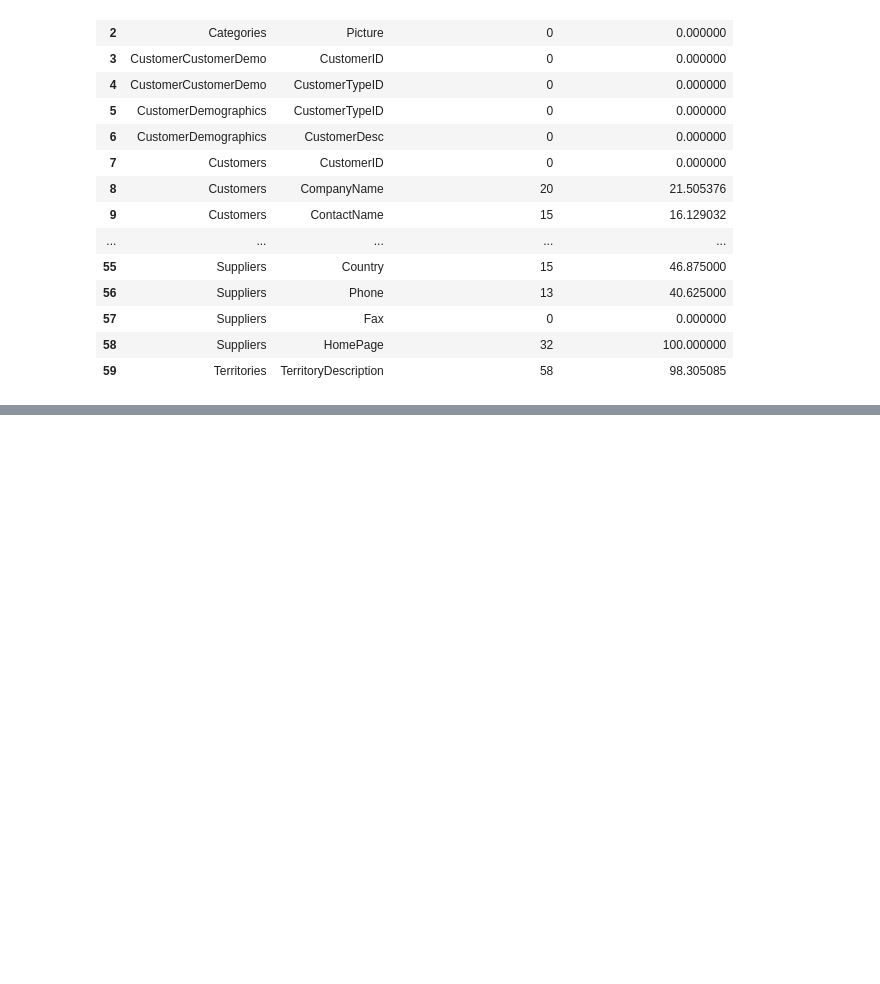
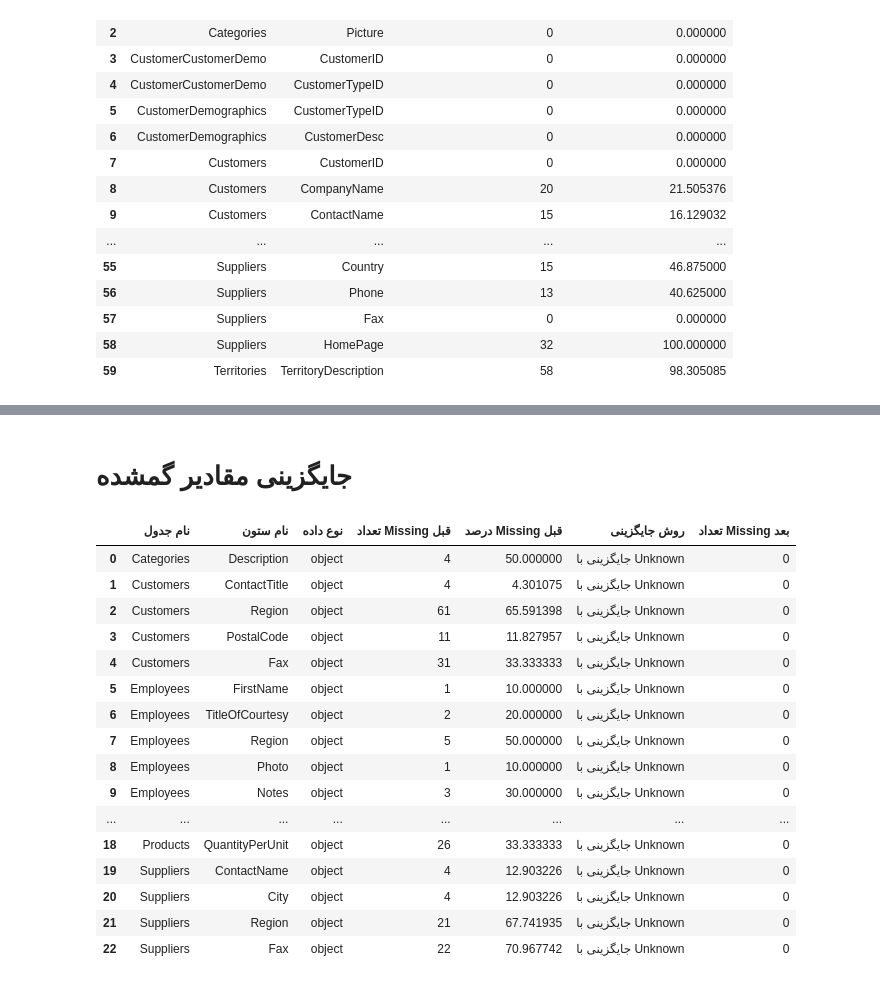
Before and after one commit to IT-Team-14042/IT-14042, a Jupyter notebook: notebooks/phase1.ipynb, the cells around one changed output, grey strips where cells are left out. Cells and saved outputs as stored; diff of their text form; code cells hidden in the pictures; blank space fills up the shorter version.

```diff
--- a/notebooks/phase1.ipynb
+++ b/notebooks/phase1.ipynb
@@ -371,0 +347,5 @@ Original dirty data files were not changed.
+# %%
+tables_clean = {
+    name: df.copy()
+    for name, df in tables.items()
+}
@@ -371,0 +391,12 @@ Original dirty data files were not changed.
+# %%
+duplicate_removal_rows = []
+
+for table_name, df in tables_clean.items():
+    rows_before = int(len(df))
+    tables_clean[table_name] = df.drop_duplicates().reset_index(drop=True)
+    rows_after = int(len(tables_clean[table_name]))
+    removed_rows = rows_before - rows_after
+    duplicate_removal_rows.append({"نام جدول": table_name, "تعداد ردیف قبل": rows_before, "تعداد ردیف بعد": rows_after, "تعداد ردیف حذف‌شده": removed_rows})
+
+duplicate_removal_report = pd.DataFrame(duplicate_removal_rows)
+display(duplicate_removal_report)
@@ -371,0 +418,60 @@ Original dirty data files were not changed.
+# %% [markdown]
+# جایگزینی مقادیر گمشده
+# %%
+missing_imputation_rows = []
+
+for table_name, df in tables_clean.items():
+    total_rows = len(df)
+
+    for column in df.columns:
+        missing_before = int(df[column].isna().sum())
+        if missing_before == 0:
+            continue
+
+        missing_percent_before = (missing_before / total_rows) * 100 if total_rows > 0 else 0
+        dtype_before = str(df[column].dtype)
+
+        if "discount" in str(column).lower():
+            df[column] = df[column].fillna(0)
+            method = "جایگزینی با صفر"
+        elif pd.api.types.is_numeric_dtype(df[column]):
+            mean_value = df[column].mean()
+            median_value = df[column].median()
+            fill_value = median_value if pd.notna(median_value) else mean_value
+            df[column] = df[column].fillna(fill_value)
+            method = f"جایگزینی با میانه: {median_value}"
+        else:
+            df[column] = df[column].fillna("Unknown")
+            method = "جایگزینی با Unknown"
+
+        missing_after = int(df[column].isna().sum())
+        missing_imputation_rows.append({
+            COL_TABLE: table_name,
+            COL_COLUMN: column,
+            COL_DTYPE: dtype_before,
+            "تعداد Missing قبل": missing_before,
+            "درصد Missing قبل": float(missing_percent_before),
+            "روش جایگزینی": method,
+            "تعداد Missing بعد": missing_after,
+        })
+
+missing_imputation_report = pd.DataFrame(missing_imputation_rows, columns=[COL_TABLE, COL_COLUMN, COL_DTYPE, "تعداد Missing قبل", "درصد Missing قبل", "روش جایگزینی", "تعداد Missing بعد"])
+display(missing_imputation_report)
+# %% [output]
+|  | نام جدول | نام ستون | نوع داده | تعداد Missing قبل | درصد Missing قبل | روش جایگزینی | تعداد Missing بعد |
+| 0 | Categories | Description | object | 4 | 50.000000 | جایگزینی با Unknown | 0 |
+| 1 | Customers | ContactTitle | object | 4 | 4.301075 | جایگزینی با Unknown | 0 |
+| 2 | Customers | Region | object | 61 | 65.591398 | جایگزینی با Unknown | 0 |
+| 3 | Customers | PostalCode | object | 11 | 11.827957 | جایگزینی با Unknown | 0 |
+| 4 | Customers | Fax | object | 31 | 33.333333 | جایگزینی با Unknown | 0 |
+| 5 | Employees | FirstName | object | 1 | 10.000000 | جایگزینی با Unknown | 0 |
+| 6 | Employees | TitleOfCourtesy | object | 2 | 20.000000 | جایگزینی با Unknown | 0 |
+| 7 | Employees | Region | object | 5 | 50.000000 | جایگزینی با Unknown | 0 |
+| 8 | Employees | Photo | object | 1 | 10.000000 | جایگزینی با Unknown | 0 |
+| 9 | Employees | Notes | object | 3 | 30.000000 | جایگزینی با Unknown | 0 |
+| ... | ... | ... | ... | ... | ... | ... | ... |
+| 18 | Products | QuantityPerUnit | object | 26 | 33.333333 | جایگزینی با Unknown | 0 |
+| 19 | Suppliers | ContactName | object | 4 | 12.903226 | جایگزینی با Unknown | 0 |
+| 20 | Suppliers | City | object | 4 | 12.903226 | جایگزینی با Unknown | 0 |
+| 21 | Suppliers | Region | object | 21 | 67.741935 | جایگزینی با Unknown | 0 |
+| 22 | Suppliers | Fax | object | 22 | 70.967742 | جایگزینی با Unknown | 0 |
```
Also changed, not shown: parts of 27 cells of this notebook, 8 other files.
